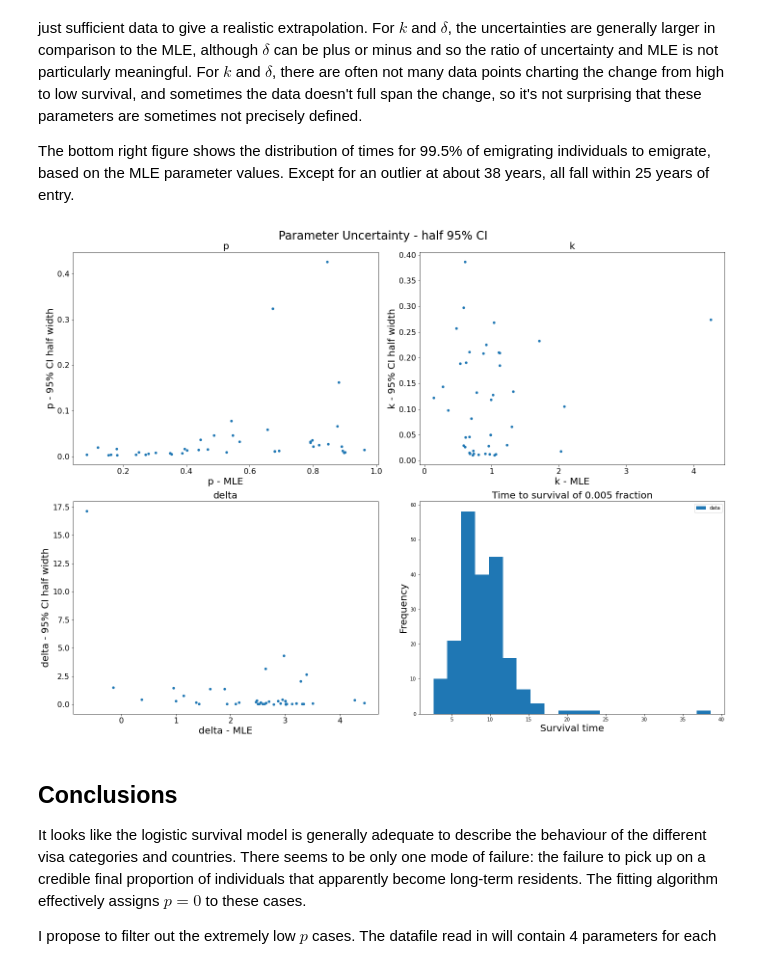
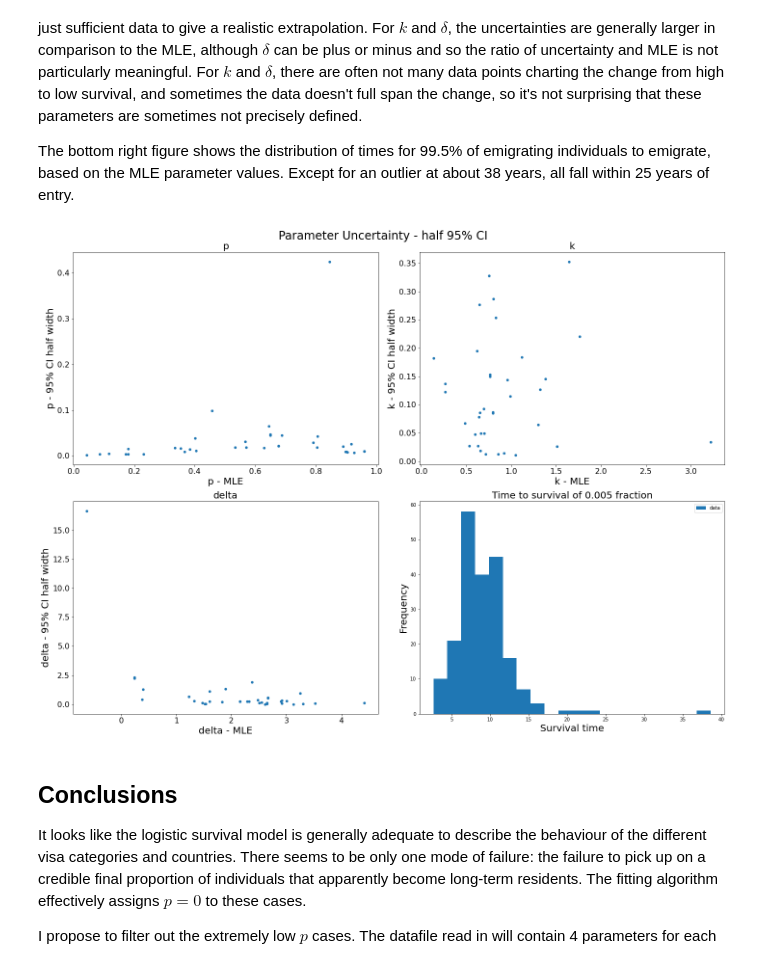
Before and after one commit to JamesTruscott/JupyterBinder, a Jupyter notebook: EmigrationModel/EmigFitting.ipynb, the cells around one changed output. Saved outputs shown, nothing was run; the diff lists cells and outputs as text; code cells hidden in the pictures.

```diff
--- a/EmigrationModel/EmigFitting.ipynb
+++ b/EmigrationModel/EmigFitting.ipynb
@@ -922,8 +1036,13 @@ The bottom right figure shows the distribution of times for 99.5% of emigrating
 # %%
 # Read in the valid parameters file created in the previous cell.
 np.random.seed(1)
-paramFileName = 'MJ_InfluxSurvival2.txt'
+# paramFileName = 'MJ_InfluxSurvival3.txt'  # was ...2.txt
+paramFileName = f'MJ_InfluxSurvival_{Encoding}.txt'
+
 modelParam_data = pd.read_csv(paramFileName, sep='\t')
+# we rely on the order, so reorder.
+modCols = list(modelParam_data.columns)
+modelParam_data.sort_values(by=modCols[:-1], inplace=True)
 modelSize = 4   # number of params stored for each model.
 lenData = modelParam_data.shape[0]
 nModels = lenData//modelSize
@@ -943,14 +1062,14 @@ N_years = np.zeros(NPoints)
 for i in range(NPoints):
     currentIndex = modelIndices[i]
     # Is the model Kosher?
-    badModel = modelParam_data['Value'][currentIndex] < 0
+    currentMLEs = modelParam_data['Value'].values[currentIndex:currentIndex+3]
+    badModel = currentMLEs[0] < 0
     if badModel:
         continue  # if it's a dud model, go to next.
 
-    currentCountry = modelParam_data['Country'][currentIndex]
-    currentVisa = modelParam_data['Visa'][currentIndex]
-    currentEntryYear = modelParam_data['EntryYear'][currentIndex]
-    currentMLEs = modelParam_data['Value'][currentIndex:currentIndex+3].values
+    currentCountry = modelParam_data['Country'].values[currentIndex]
+    currentVisa = modelParam_data['Visa'].values[currentIndex]
+    currentEntryYear = modelParam_data['EntryYear'].values[currentIndex]
     d_dict, CI_95 = getParamUncertainty(currentCountry, currentVisa, currentEntryYear, currentMLEs)
 
     uncertainty = 0.5*np.diff(CI_95, axis=0)
@@ -962,15 +1081,15 @@ for i in range(NPoints):
     resIndex += 1
 
 # Don't know which of these we want to plot.
-temp = np.concatenate((param_values[:resIndex, :], \
+temp = np.concatenate((param_values[:resIndex, :],
                        uncert_values[:resIndex, :]), axis=1)
 plot_df2 = pd.DataFrame(temp)
 plot_df2.columns = ['p', 'k', 'delta', 'd_p', 'd_k', 'd_delta']
-plot_df2['I0'] = I0_values[:resIndex]
-plot_df2['Ny'] = N_years[:resIndex]
-plot_df2['logI0'] = np.log(I0_values[:resIndex])
-plot_df2['logp'] = np.log(plot_df2['p'].values)
-plot_df2['logk'] = np.log(plot_df2['k'].values)
+# plot_df2['I0'] = I0_values[:resIndex]
+# plot_df2['Ny'] = N_years[:resIndex]
+# plot_df2['logI0'] = np.log(I0_values[:resIndex])
+# plot_df2['logp'] = np.log(plot_df2['p'].values)
+# plot_df2['logk'] = np.log(plot_df2['k'].values)
 
 fig, ax = plt.subplots(ncols=2, nrows=2)
 
@@ -1017,36 +1136,36 @@ minFracSurvival = 0.005
 maxStore = np.zeros(nModels)
 
 for i in range(nModels):
     currentIndex = i*modelSize
     # Is the model Kosher?
-    badModel = modelParam_data['Value'][currentIndex] < 0
+    currentMLEs = modelParam_data['Value'].values[currentIndex:currentIndex+3]
+    badModel = currentMLEs[0] < 0
     if badModel:
         continue  # if it's a dud model, go to next.
 
-    currentMLEs = modelParam_data['Value'][currentIndex:currentIndex+3].values
     maxStore[resIndex] = currentMLEs[2] - np.log(minFracSurvival)/currentMLEs[1]
 
     resIndex += 1
 
 
 data_dict = {'data': maxStore[:resIndex]}
 plot_df = pd.DataFrame(data_dict)
 
 
 currentAx = ax[1, 1]
 plot_df.plot.hist(bins=20, ax=currentAx)
 title = f'Time to survival of {minFracSurvival} fraction'
 currentAx.set_title(title, fontsize=20)
 x_label = 'Survival time'
 currentAx.set_xlabel(x_label, fontsize=20)
 currentAx.set_ylabel('Frequency', fontsize=20)
 
 fig.set_size_inches(20, 15)
 fig.suptitle('Parameter Uncertainty - half 95% CI', fontsize=24)
 fig.tight_layout()
 plt.show()
 # %% [output]
-[figure, old version]
+[figure, new version]
 # %% [markdown]
 ## Conclusions
 It looks like the logistic survival model is generally adequate to describe the behaviour of the different visa categories and countries. There seems to be only one mode of failure: the failure to pick up on a credible final proportion of individuals that apparently become long-term residents. The fitting algorithm effectively assigns $p = 0$  to these cases.
```
Also changed, not shown: parts of 18 cells of this notebook, 6 other files.
